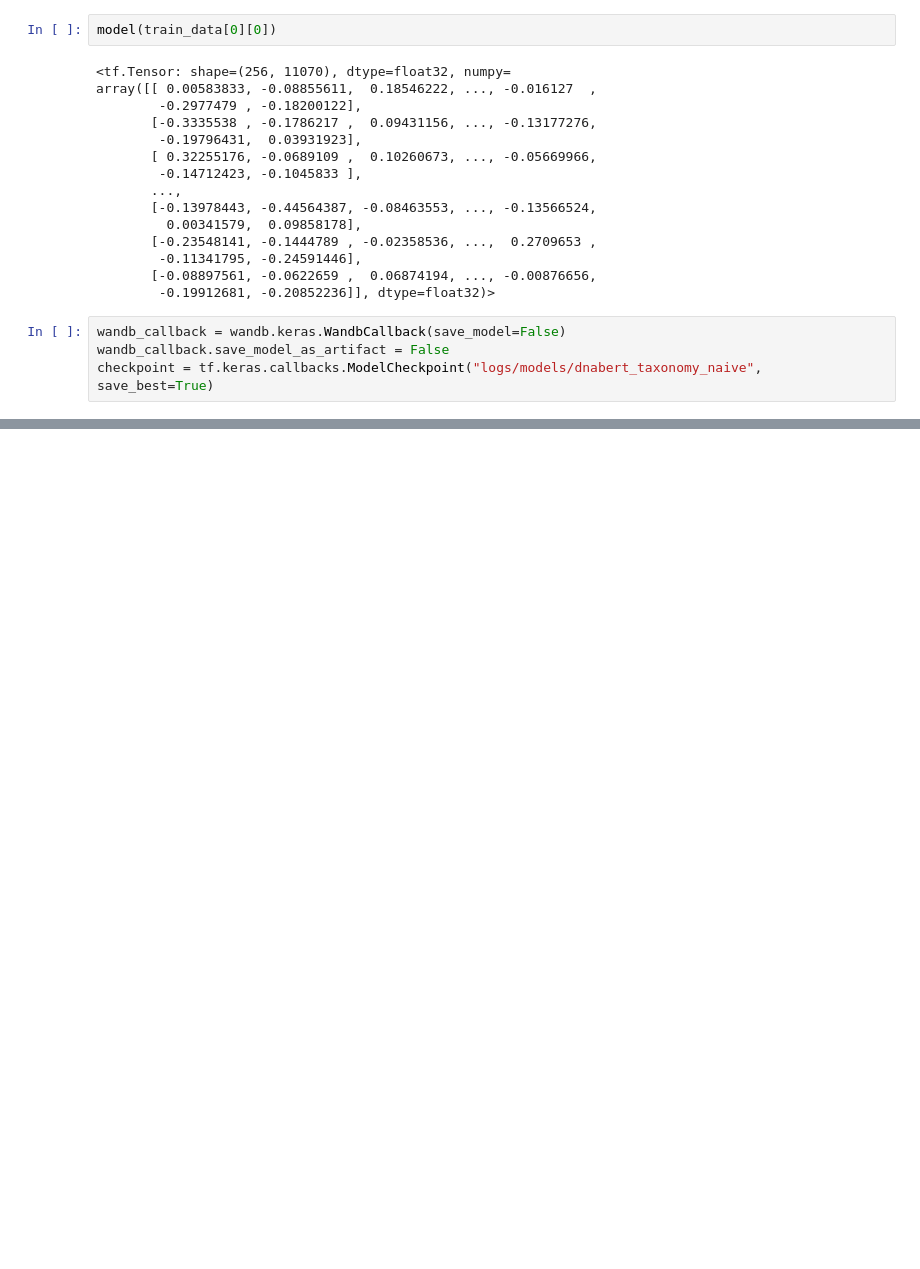
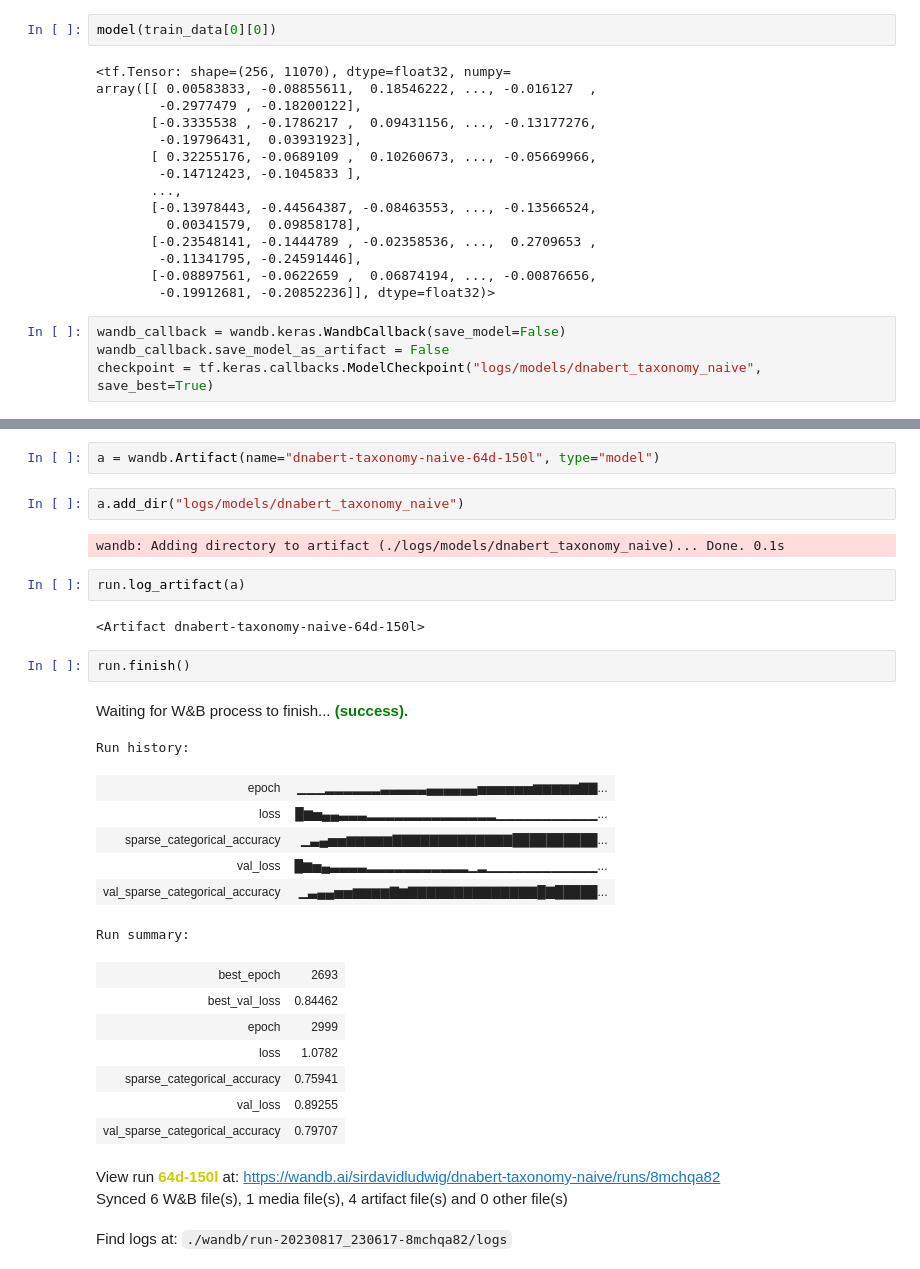
Before and after one commit to DLii-Research/setbert, a Jupyter notebook: notebooks/DNABERT Taxonomy Naive.ipynb, the cells around one changed output, grey strips where cells are left out. Saved outputs shown, nothing was run; the diff lists cells and outputs as text; blank space fills up the shorter version.

Commit message:
Update DNABERT and SetBERT taxonomy models

```diff
--- a/notebooks/DNABERT Taxonomy Naive.ipynb
+++ b/notebooks/DNABERT Taxonomy Naive.ipynb
@@ -288,0 +305,31 @@ INFO:tensorflow:Assets written to: logs/models/dnabert_taxonomy_naive/assets
+# %%
+a = wandb.Artifact(name="dnabert-taxonomy-naive-64d-150l", type="model")
+# %%
+a.add_dir("logs/models/dnabert_taxonomy_naive")
+# %% [output]
+wandb: Adding directory to artifact (./logs/models/dnabert_taxonomy_naive)... Done. 0.1s
+# %%
+run.log_artifact(a)
+# %% [output]
+<Artifact dnabert-taxonomy-naive-64d-150l>
+# %%
+run.finish()
+# %% [output]
+Waiting for W&B process to finish... (success).
+Run history:
+| epoch | ▁▁▁▂▂▂▂▂▂▃▃▃▃▃▄▄▄▄▄▄▅▅▅▅▅▅▆▆▆▆▆▇▇... |
+| loss | █▆▅▄▄▃▃▃▂▂▂▂▂▂▂▂▂▂▂▂▂▂▁▁▁▁▁▁▁▁▁▁▁... |
+| sparse_categorical_accuracy | ▁▃▄▅▅▆▆▆▆▆▇▇▇▇▇▇▇▇▇▇▇▇▇██████████... |
+| val_loss | █▆▅▄▃▃▃▃▂▂▂▂▂▂▂▂▂▂▂▁▂▁▁▁▁▁▁▁▁▁▁▁▁... |
+| val_sparse_categorical_accuracy | ▁▃▄▄▅▅▆▆▆▆▇▆▇▇▇▇▇▇▇▇▇▇▇▇▇▇█▇█████... |
+Run summary:
+| best_epoch | 2693 |
+| best_val_loss | 0.84462 |
+| epoch | 2999 |
+| loss | 1.0782 |
+| sparse_categorical_accuracy | 0.75941 |
+| val_loss | 0.89255 |
+| val_sparse_categorical_accuracy | 0.79707 |
+View run 64d-150l at: https://wandb.ai/sirdavidludwig/dnabert-taxonomy-naive/runs/8mchqa82
+Synced 6 W&B file(s), 1 media file(s), 4 artifact file(s) and 0 other file(s)
+Find logs at: ./wandb/run-20230817_230617-8mchqa82/logs
```
Also changed, not shown: parts of 4 cells of this notebook, 5 other files.
